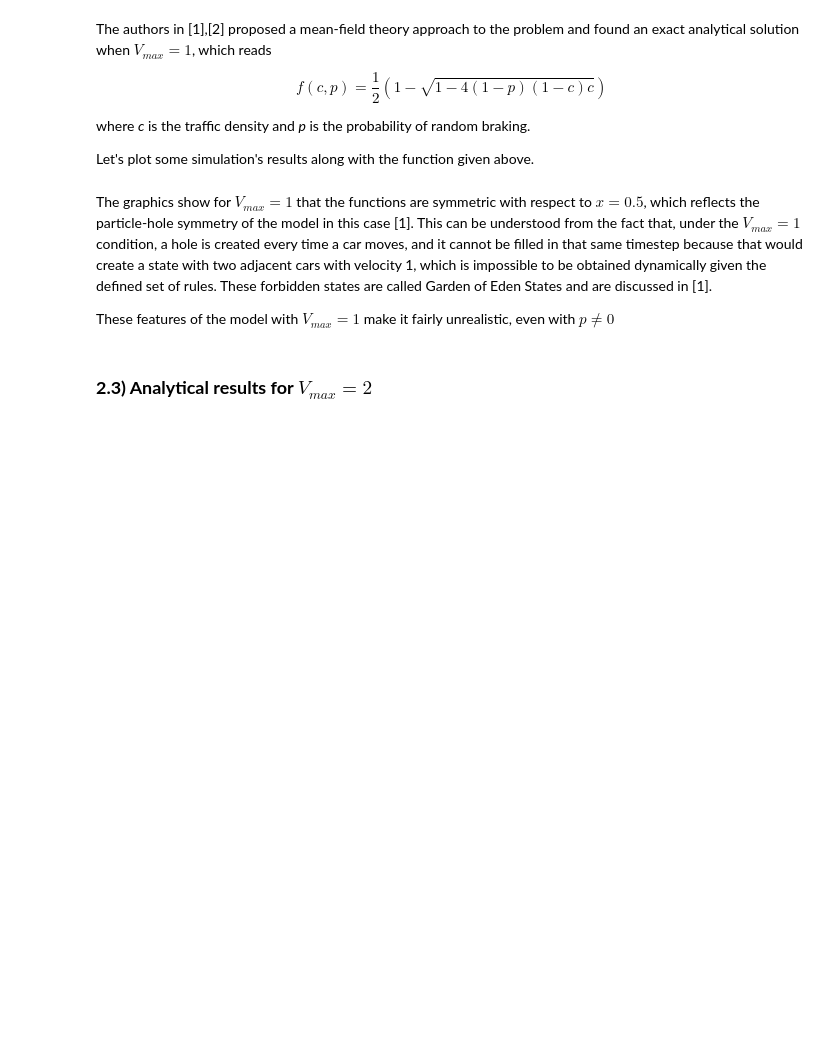
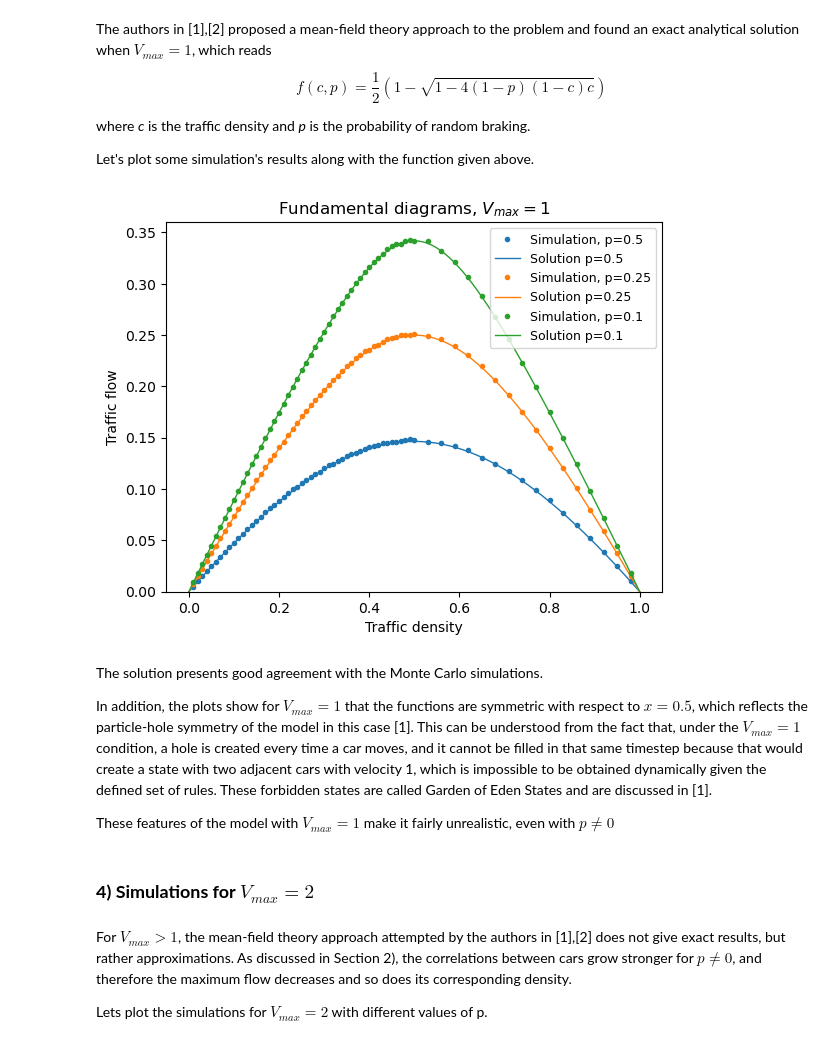
Before and after one commit to juanjogervasio/Monte-Carlo-traffic-simulation, a Jupyter notebook: Fundamental diagrams.ipynb, the cells around one changed output. Cells and saved outputs as stored; diff of their text form; code cells hidden in the pictures; blank space fills up the shorter version.

```diff
--- a/Fundamental diagrams.ipynb
+++ b/Fundamental diagrams.ipynb
@@ -298,3 +298,11 @@ $$ f(c,p) = \dfrac{1}{2} \left( 1-\sqrt{1-4(1-p)(1-c)c} \right) $$
 where _c_ is the traffic density and _p_ is the probability of random braking.
 
 Let's plot some simulation's results along with the function given above.
+# %%
+def g(x,p):
+    """
+    Traffic flow function for V_max=1
+    p: braking prob., 0<p<1
+    x: flow density
+    """
+    return (1-np.sqrt(1-4*(1-p)*(1-x)*x))/2
@@ -301,6 +353,31 @@ Let's plot some simulation's results along with the function given above.
+# %%
+# Y ahora grafico los resultados junto con la función propuesta:
+
+x = np.linspace(0,1,5001)
+
+fig, ax = plt.subplots()
+for datos, p in zip(Diagramas,[0.5, 0.25, 0.1]):
+    plot, = ax.plot(datos[0],datos[1], '.', label="Simulation, p={}".format(p))
+    ax.plot(x, [g(i,p) for i in x], linewidth=1,
+            color=plot.get_color(), label="Solution p={}".format(p))
+
+ax.set_ylim(0)
+ax.set_xlabel("Traffic density")
+ax.set_ylabel("Traffic flow")
+ax.set_title("Fundamental diagrams, $V_{max} = 1$")
+ax.legend(loc="upper right", fontsize=9)
+plt.show()
+# %% [output]
+[figure, added]
 # %% [markdown]
-The graphics show for $V_{max}=1$ that the functions are symmetric with respect to $x=0.5$, which reflects the particle-hole symmetry of the model in this case [1]. This can be understood from the fact that, under the $V_{max}=1$ condition, a hole is created every time a car moves, and it cannot be filled in that same timestep because that would create a state with two adjacent cars with velocity 1, which is impossible to be obtained dynamically given the defined set of rules. These forbidden states are called Garden of Eden States and are discussed in [1].
+The solution presents good agreement with the Monte Carlo simulations.
+
+In addition, the plots show for $V_{max}=1$ that the functions are symmetric with respect to $x=0.5$, which reflects the particle-hole symmetry of the model in this case [1]. This can be understood from the fact that, under the $V_{max}=1$ condition, a hole is created every time a car moves, and it cannot be filled in that same timestep because that would create a state with two adjacent cars with velocity 1, which is impossible to be obtained dynamically given the defined set of rules. These forbidden states are called Garden of Eden States and are discussed in [1].
 
 These features of the model with $V_{max}=1$ make it fairly unrealistic, even with $p \neq 0$
 # %% [markdown]
-### **2.3) Analytical results for $V_{max}=2$**
+### **4) Simulations for $V_{max}=2$**
+# %% [markdown]
+For $V_{max}>1$, the mean-field theory approach attempted by the authors in [1],[2] does not give exact results, but rather approximations. As discussed in Section 2), the correlations between cars grow stronger for $p \neq 0$, and therefore the maximum flow decreases and so does its corresponding density.
+
+Lets plot the simulations for $V_{max}=2$ with different values of p.
```
Also changed, not shown: parts of 9 cells of this notebook.
